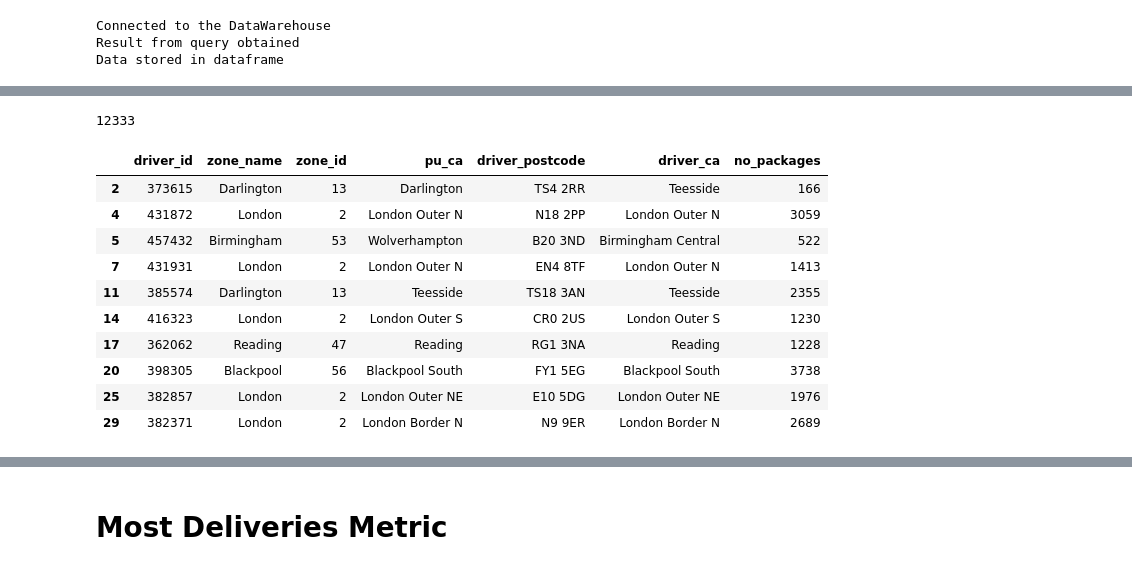
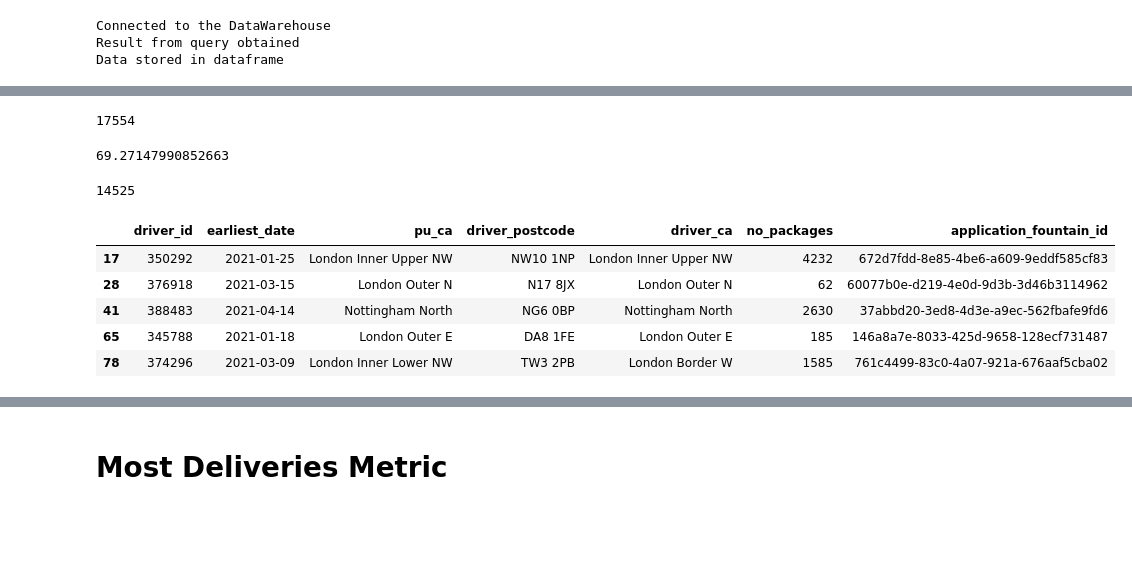
Before and after one commit to IlanaKov/catchment_model_analysis, a Jupyter notebook: Post_Code_mapping.ipynb, the cells around one changed output, grey strips where cells are left out. Drawn from its saved outputs; the diff is of its cells as text; code cells hidden in the pictures; blank space fills up the shorter version.

```diff
--- a/Post_Code_mapping.ipynb
+++ b/Post_Code_mapping.ipynb
@@ -347,3 +253,17 @@ no_dup_deliveries['driver_id'].nunique()
+# %%
+# checking how many drivers have application_fountain_id as non-NULL
+no_dup_deliveries = no_dup_deliveries[no_dup_deliveries['application_fountain_id'].isnull()==False]
+no_dup_deliveries['driver_id'].nunique()
+
+
+# 14109 have application_fountain_id as non-NULL
+# %% [output]
+17554
+# %%
+# percentage of drivers who are not considered due to application_id
+(45915 - 14109)/45915 * 100
+# %% [output]
+69.27147990852663
 # %%
 # Generating a csv file with drivers and their deliveries
 no_dup_deliveries.to_csv('data/deliveries_and_catchement_areas.csv' , index = False )
@@ -355,18 +275,13 @@ no_dup_deliveries = no_dup_deliveries[no_dup_deliveries['driver_ca'].isnull()==F
 # %%
 no_dup_deliveries['driver_id'].nunique()
 # %% [output]
-12333
+14525
 # %%
-no_dup_deliveries.head(10)
+no_dup_deliveries.head(5)
 # %% [output]
-|  | driver_id | zone_name | zone_id | pu_ca | driver_postcode | driver_ca | no_packages |
-| 2 | 373615 | Darlington | 13 | Darlington | TS4 2RR | Teesside | 166 |
-| 4 | 431872 | London | 2 | London Outer N | N18 2PP | London Outer N | 3059 |
-| 5 | 457432 | Birmingham | 53 | Wolverhampton | B20 3ND | Birmingham Central | 522 |
-| 7 | 431931 | London | 2 | London Outer N | EN4 8TF | London Outer N | 1413 |
-| 11 | 385574 | Darlington | 13 | Teesside | TS18 3AN | Teesside | 2355 |
-| 14 | 416323 | London | 2 | London Outer S | CR0 2US | London Outer S | 1230 |
-| 17 | 362062 | Reading | 47 | Reading | RG1 3NA | Reading | 1228 |
-| 20 | 398305 | Blackpool | 56 | Blackpool South | FY1 5EG | Blackpool South | 3738 |
-| 25 | 382857 | London | 2 | London Outer NE | E10 5DG | London Outer NE | 1976 |
-| 29 | 382371 | London | 2 | London Border N | N9 9ER | London Border N | 2689 |
+|  | driver_id | earliest_date | pu_ca | driver_postcode | driver_ca | no_packages | application_fountain_id |
+| 17 | 350292 | 2021-01-25 | London Inner Upper NW | NW10 1NP | London Inner Upper NW | 4232 | 672d7fdd-8e85-4be6-a609-9eddf585cf83 |
+| 28 | 376918 | 2021-03-15 | London Outer N | N17 8JX | London Outer N | 62 | 60077b0e-d219-4e0d-9d3b-3d46b3114962 |
+| 41 | 388483 | 2021-04-14 | Nottingham North | NG6 0BP | Nottingham North | 2630 | 37abbd20-3ed8-4d3e-a9ec-562fbafe9fd6 |
+| 65 | 345788 | 2021-01-18 | London Outer E | DA8 1FE | London Outer E | 185 | 146a8a7e-8033-425d-9658-128ecf731487 |
+| 78 | 374296 | 2021-03-09 | London Inner Lower NW | TW3 2PB | London Border W | 1585 | 761c4499-83c0-4a07-921a-676aaf5cba02 |
```
Also changed, not shown: parts of 92 cells of this notebook, 3 other files.
